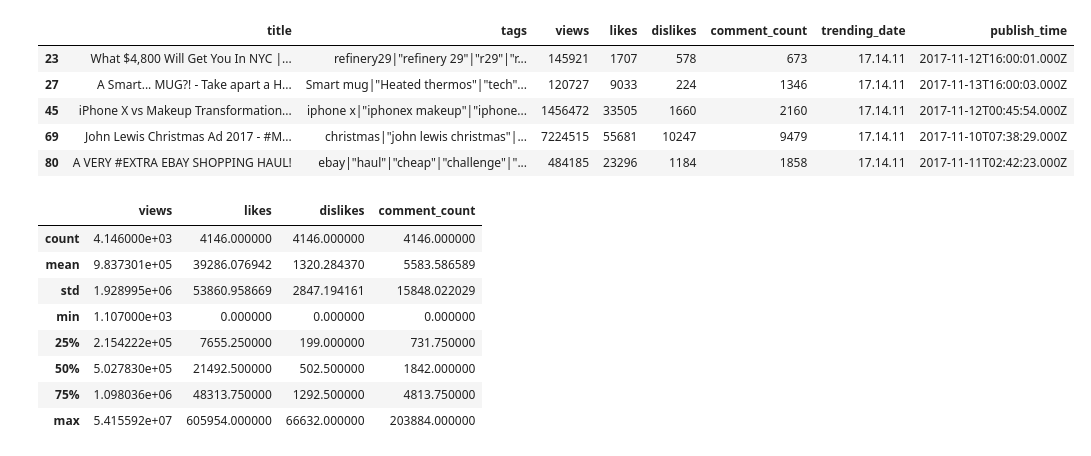
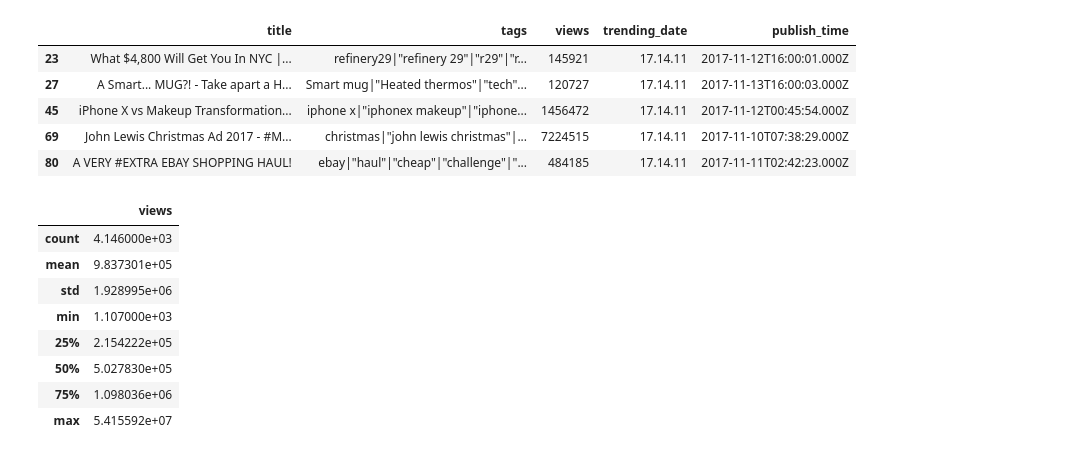
Before and after one commit to dtn058/FinalProject_group46, a Jupyter notebook: COGS108 Final project.ipynb, the cells around one changed output. Drawn from its saved outputs; the diff is of its cells as text; code cells hidden in the pictures.

```diff
--- a/COGS108 Final project.ipynb
+++ b/COGS108 Final project.ipynb
@@ -8,23 +11,23 @@ youtube = youtube[youtube['category_id']==26]
 # %%
-youtube = youtube[['title','tags','views','likes','dislikes','comment_count','trending_date','publish_time']]
+youtube = youtube[['title','tags','views','trending_date','publish_time']]
 youtube = youtube.dropna()
 youtube.head()
 # %% [output]
-|  | title | tags | views | likes | dislikes | comment_count | trending_date | publish_time |
-| 23 | What $4,800 Will Get You In NYC |... | refinery29|"refinery 29"|"r29"|"r... | 145921 | 1707 | 578 | 673 | 17.14.11 | 2017-11-12T16:00:01.000Z |
-| 27 | A Smart... MUG?! - Take apart a H... | Smart mug|"Heated thermos"|"tech"... | 120727 | 9033 | 224 | 1346 | 17.14.11 | 2017-11-13T16:00:03.000Z |
-| 45 | iPhone X vs Makeup Transformation... | iphone x|"iphonex makeup"|"iphone... | 1456472 | 33505 | 1660 | 2160 | 17.14.11 | 2017-11-12T00:45:54.000Z |
-| 69 | John Lewis Christmas Ad 2017 - #M... | christmas|"john lewis christmas"|... | 7224515 | 55681 | 10247 | 9479 | 17.14.11 | 2017-11-10T07:38:29.000Z |
-| 80 | A VERY #EXTRA EBAY SHOPPING HAUL! | ebay|"haul"|"cheap"|"challenge"|"... | 484185 | 23296 | 1184 | 1858 | 17.14.11 | 2017-11-11T02:42:23.000Z |
+|  | title | tags | views | trending_date | publish_time |
+| 23 | What $4,800 Will Get You In NYC |... | refinery29|"refinery 29"|"r29"|"r... | 145921 | 17.14.11 | 2017-11-12T16:00:01.000Z |
+| 27 | A Smart... MUG?! - Take apart a H... | Smart mug|"Heated thermos"|"tech"... | 120727 | 17.14.11 | 2017-11-13T16:00:03.000Z |
+| 45 | iPhone X vs Makeup Transformation... | iphone x|"iphonex makeup"|"iphone... | 1456472 | 17.14.11 | 2017-11-12T00:45:54.000Z |
+| 69 | John Lewis Christmas Ad 2017 - #M... | christmas|"john lewis christmas"|... | 7224515 | 17.14.11 | 2017-11-10T07:38:29.000Z |
+| 80 | A VERY #EXTRA EBAY SHOPPING HAUL! | ebay|"haul"|"cheap"|"challenge"|"... | 484185 | 17.14.11 | 2017-11-11T02:42:23.000Z |
 # %%
 youtube.describe()
 # %% [output]
-|  | views | likes | dislikes | comment_count |
-| count | 4.146000e+03 | 4146.000000 | 4146.000000 | 4146.000000 |
-| mean | 9.837301e+05 | 39286.076942 | 1320.284370 | 5583.586589 |
-| std | 1.928995e+06 | 53860.958669 | 2847.194161 | 15848.022029 |
-| min | 1.107000e+03 | 0.000000 | 0.000000 | 0.000000 |
-| 25% | 2.154222e+05 | 7655.250000 | 199.000000 | 731.750000 |
-| 50% | 5.027830e+05 | 21492.500000 | 502.500000 | 1842.000000 |
-| 75% | 1.098036e+06 | 48313.750000 | 1292.500000 | 4813.750000 |
-| max | 5.415592e+07 | 605954.000000 | 66632.000000 | 203884.000000 |
+|  | views |
+| count | 4.146000e+03 |
+| mean | 9.837301e+05 |
+| std | 1.928995e+06 |
+| min | 1.107000e+03 |
+| 25% | 2.154222e+05 |
+| 50% | 5.027830e+05 |
+| 75% | 1.098036e+06 |
+| max | 5.415592e+07 |
```
Also changed, not shown: parts of 11 cells of this notebook.
